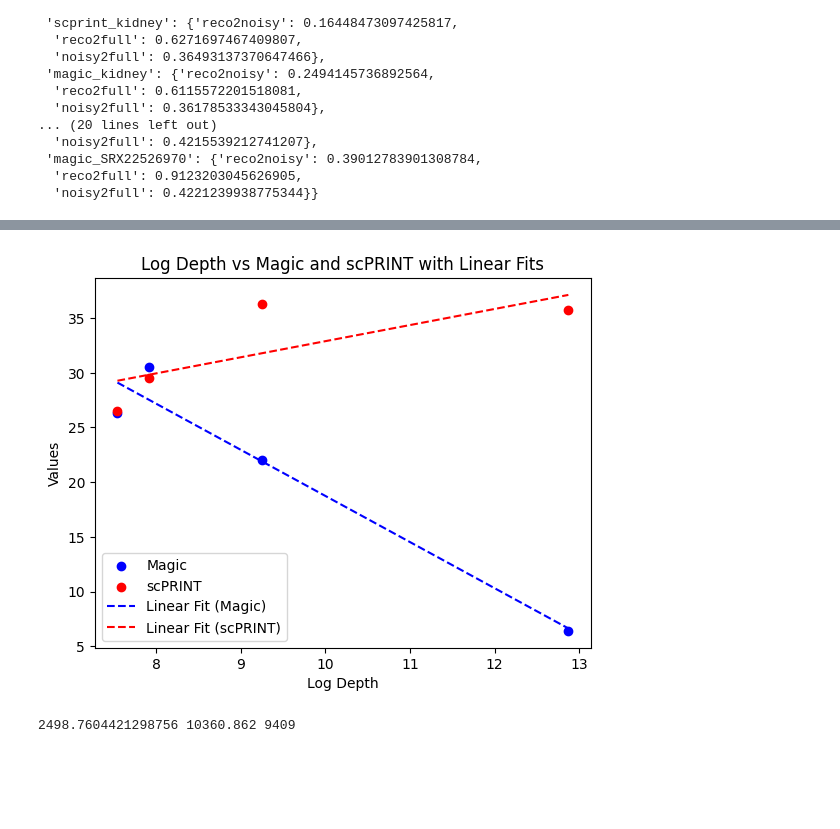
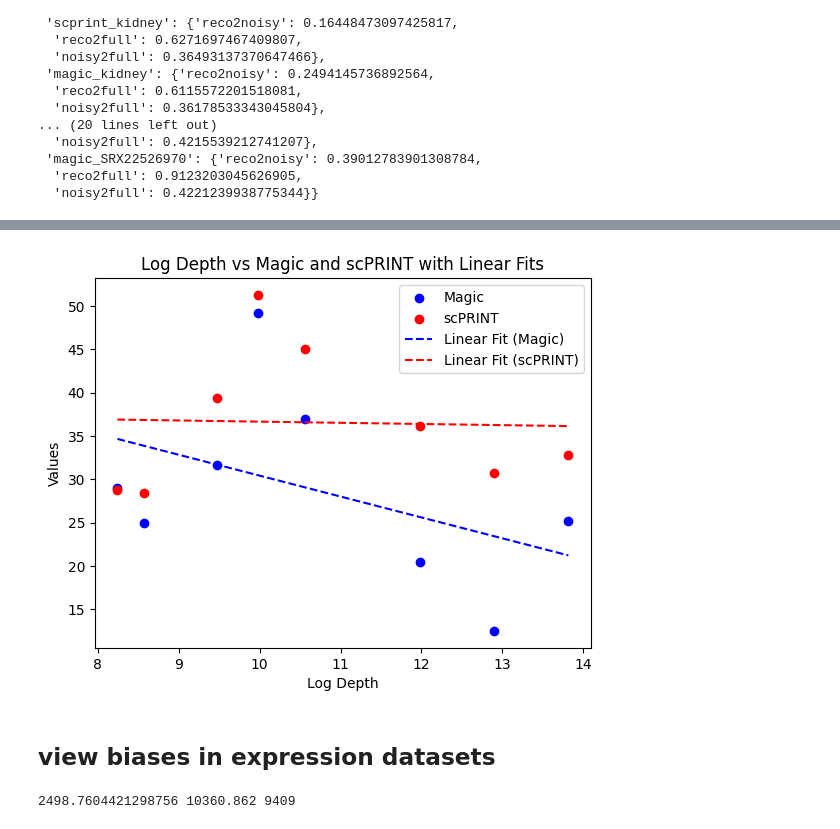
Before and after one commit to cantinilab/scPRINT, a Jupyter notebook: notebooks/scPRINT-2-repro-notebooks/denoising_V2.ipynb, the cells around one changed output, grey strips where cells are left out. Saved outputs shown, nothing was run; the diff lists cells and outputs as text; code cells hidden in the pictures; blank space fills up the shorter version.

```diff
--- a/notebooks/scPRINT-2-repro-notebooks/denoising_V2.ipynb
+++ b/notebooks/scPRINT-2-repro-notebooks/denoising_V2.ipynb
@@ -425,23 +486,30 @@ from scipy.optimize import curve_fit
 #    'scprint': [19.3, 21.5, 33.2, 36.1]
 # }
 # from the prevmodel
-#data = {
+# data = {
 #    "depth": [1888, 2736, 388362, 10360, 21693, 38469],
 #    "magic": [25, 28.7, 17.6, 27.6, 49, 37.1],
 #    "scprint": [26, 27.6, 29.8, 28.2, 47.7, 37.1],
-#}
+# }
 
 data = {
-    "depth":   [3_800, 5_300, 13_000, 21693, 38469, 140_000, 390_000, 1_000_000],
-    "magic":   [25,    28.6,  32,     49,    37.1,  20,      12.6,    25],
-    "scprint": [26,    25,    40,     51.5,  43.1,  32,      39,      44],
+    "depth": [3_800, 5_300, 13_000, 21_693, 38_469, 160_000, 400_000, 1_000_000],
+    # "magic": [25, 28.6, 32, 49, 37.1, 20, 12.6, 25], # RUN1
+    # "scprint": [26, 25, 40, 51.5, 43.1, 32, 39, 44],
+    "magic": [29.0, 25.0, 31.7, 49.2, 37.0, 20.5, 12.5, 25.2],  # RUN2
+    "scprint": [28.8, 28.4, 39.4, 51.3, 45.0, 36.2, 30.7, 32.8],
     "quality": ["low", "low", "mid", "mid", "mid", "high", "high", "high"],
 }
 
 # smart-seq: 25-44 & 13-39
 
 df = pd.DataFrame(data)
-df = df.melt(id_vars=["quality"], value_vars=["magic", "scprint"], var_name="name", value_name="value")
+df = df.melt(
+    id_vars=["quality"],
+    value_vars=["magic", "scprint"],
+    var_name="name",
+    value_name="value",
+)
 sns.boxplot(data=df, x="quality", y="value", hue="name")
 
 
@@ -467,22 +544,5 @@ Statistic: 0.0, P-value: 0.1, Fold Change: 2.017543859649123
 # %%
-import pandas as pd
-import matplotlib.pyplot as plt
-import numpy as np
 from scipy.optimize import curve_fit
-
-# Create a DataFrame
-# from prevmodel
-# data = {
-#    'depth': [2736, 1888, 388362, 10360],
-#    'magic': [30.4, 26.3, 6.4, 27.0],
-#    'scprint': [19.3, 21.5, 33.2, 36.1]
-# }
-data = {
-    "depth": [2736, 1888, 388362, 10360],
-    "magic": [30.5, 26.3, 6.4, 22.0],
-    "scprint": [29.5, 26.5, 35.7, 36.3],
-}
-df = pd.DataFrame(data)
 
 # Convert depth to log scale
 df["log_depth"] = np.log(df["depth"])
@@ -498,34 +558,36 @@ popt_magic, _ = curve_fit(linear_func, df["log_depth"], df["magic"])
 popt_scprint, _ = curve_fit(linear_func, df["log_depth"], df["scprint"])
 
 # Plot the data points
 plt.scatter(df["log_depth"], df["magic"], label="Magic", color="blue")
 plt.scatter(df["log_depth"], df["scprint"], label="scPRINT", color="red")
 
 # Plot the fitted linear curves
 x_values = np.linspace(min(df["log_depth"]), max(df["log_depth"]), 100)
 plt.plot(
     x_values,
     linear_func(x_values, *popt_magic),
     label="Linear Fit (Magic)",
     color="blue",
     linestyle="--",
 )
 plt.plot(
     x_values,
     linear_func(x_values, *popt_scprint),
     label="Linear Fit (scPRINT)",
     color="red",
     linestyle="--",
 )
 
 # Add labels and legend
 plt.xlabel("Log Depth")
 plt.ylabel("Values")
 plt.legend()
 plt.title("Log Depth vs Magic and scPRINT with Linear Fits")
 plt.show()
 # %% [output]
-[figure, old version]
+[figure, new version]
+# %% [markdown]
+## view biases in expression datasets
 # %%
 adata = sc.read(LOC + "lung_smart" + ".h5ad")
 print((adata.X > 0).sum(1).mean(), adata.X.sum(1).mean(), adata.shape[0])
```
Also changed, not shown: parts of 14 cells of this notebook, 9 other files.
